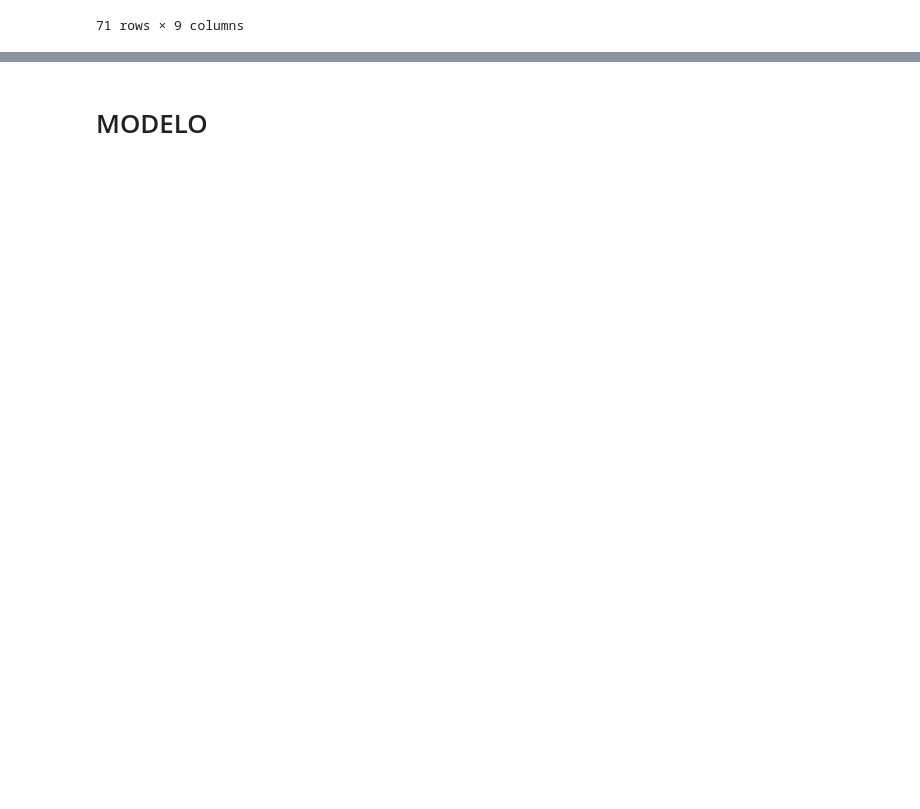
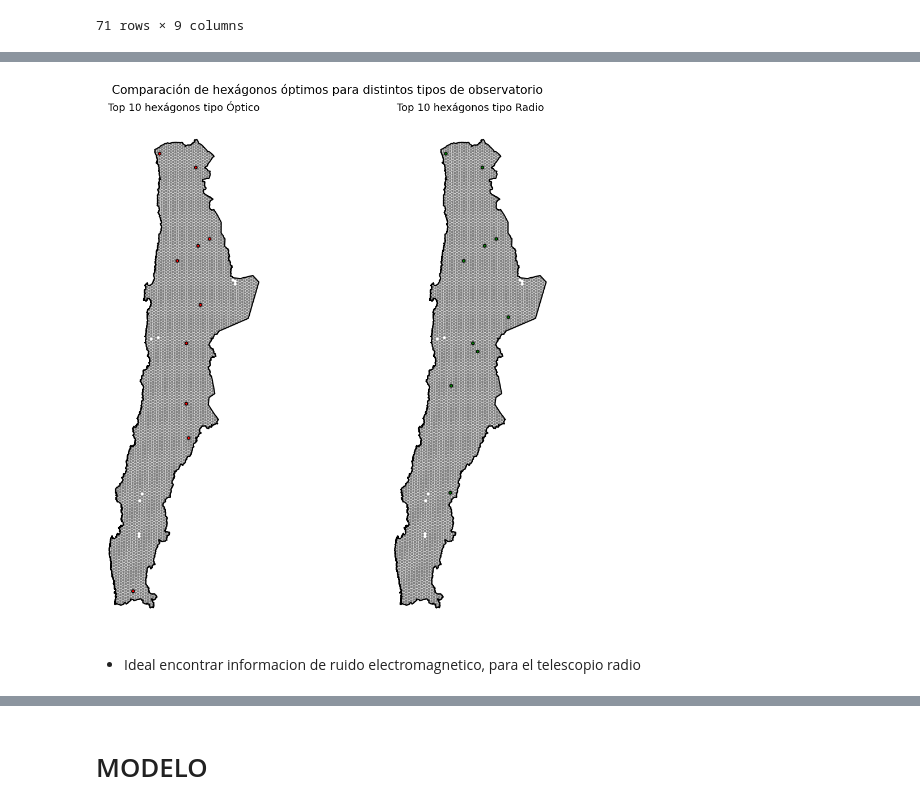
Before and after one commit to ChrisKmilo/Geoespatial-Project, a Jupyter notebook: Proyecto.ipynb, the cells around one changed output, grey strips where cells are left out. Saved outputs shown, nothing was run; the diff lists cells and outputs as text; code cells hidden in the pictures; blank space fills up the shorter version.

```diff
--- a/Proyecto.ipynb
+++ b/Proyecto.ipynb
@@ -379,0 +469,47 @@ obs
+# %%
+obs_opticos = obs_norm[obs_norm['Tipo_Óptico'] == 1]
+obs_radio = obs_norm[obs_norm['Tipo_Radio'] == 1]
+# %%
+#Vectores ideales para ópticos y radio (en base a los observatorios ya obtenidos)
+vector_ideal_optico = obs_opticos[variables].mean()
+vector_ideal_radio = obs_radio[variables].mean()
+# %%
+hex_norm = df_hex_restantes.copy()
+hex_norm[variables] = scaler.transform(hex_norm[variables])
+
+# Distancia a condiciones ópticas
+hex_norm['dist_optico'] = cdist(hex_norm[variables], [vector_ideal_optico], metric='euclidean')[:, 0]
+
+# Distancia a condiciones de radio
+hex_norm['dist_radio'] = cdist(hex_norm[variables], [vector_ideal_radio], metric='euclidean')[:, 0]
+# %%
+top_optico = hex_norm.nsmallest(10, 'dist_optico')
+top_radio = hex_norm.nsmallest(10, 'dist_radio')
+# %%
+fig, axes = plt.subplots(1, 2, figsize=(12, 10), sharex=True, sharey=True)
+
+# Mapa óptico
+chile.boundary.plot(ax=axes[0], color='black')
+df_hex_restantes.plot(ax=axes[0], color='gray', edgecolor='white', linewidth=0.3)
+top_optico.plot(ax=axes[0], color='red', edgecolor='black', linewidth=1)
+#obs.plot(ax=axes[0], color='blue', markersize=10)
+
+axes[0].set_title('Top 10 hexágonos tipo Óptico', fontsize=13)
+axes[0].set_axis_off()
+
+# Mapa radio
+chile.boundary.plot(ax=axes[1], color='black')
+df_hex_restantes.plot(ax=axes[1], color='gray', edgecolor='white', linewidth=0.3)
+top_radio.plot(ax=axes[1], color='green', edgecolor='black', linewidth=1)
+#obs.plot(ax=axes[1], color='blue', markersize=10)
+
+axes[1].set_title('Top 10 hexágonos tipo Radio', fontsize=13)
+axes[1].set_axis_off()
+
+plt.suptitle("Comparación de hexágonos óptimos para distintos tipos de observatorio", fontsize=15)
+plt.tight_layout()
+plt.show()
+# %% [output]
+[figure, added]
+# %% [markdown]
+- Ideal encontrar informacion de ruido electromagnetico, para el telescopio radio
```
Also changed, not shown: parts of 22 cells of this notebook, 1 other file.
